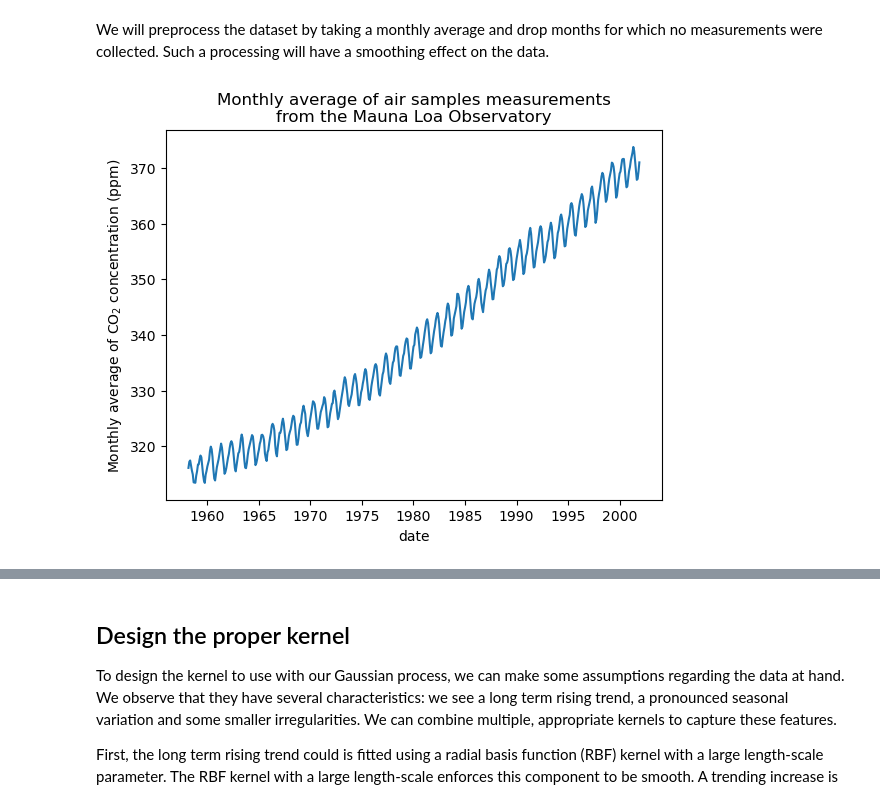
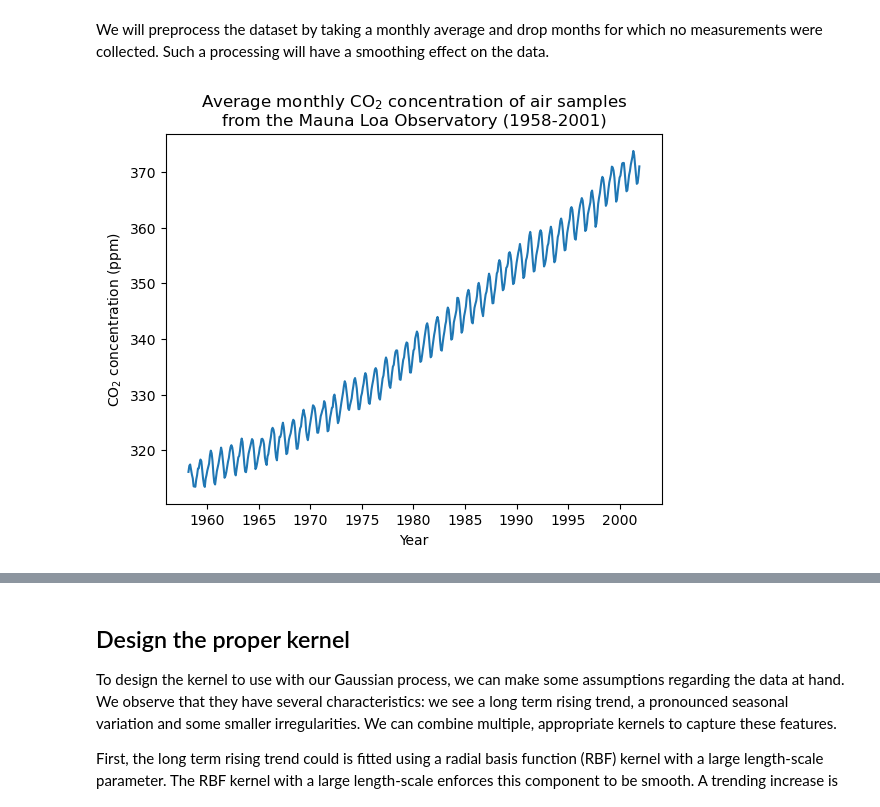
Before and after one commit to zuchm/Projects-in-DS-ML-AI, a Jupyter notebook: Project-1_CO2-Forecasting/plot_gpr_co2.ipynb, the cells around one changed output, grey strips where cells are left out. Saved outputs shown, nothing was run; the diff lists cells and outputs as text; code cells hidden in the pictures.

```diff
--- a/Project-1_CO2-Forecasting/plot_gpr_co2.ipynb
+++ b/Project-1_CO2-Forecasting/plot_gpr_co2.ipynb
@@ -83,15 +82,17 @@ smoothing effect on the data.
 # %%
 co2_data = (
     co2_data.sort(by="date")
     .group_by_dynamic("date", every="1mo")
     .agg(pl.col("co2").mean())
     .drop_nulls()
 )
 plt.plot(co2_data["date"], co2_data["co2"])
-plt.xlabel("date")
-plt.ylabel("Monthly average of CO$_2$ concentration (ppm)")
+plt.xlabel("Year")
+plt.ylabel("CO$_2$ concentration (ppm)")
 _ = plt.title(
-    "Monthly average of air samples measurements\nfrom the Mauna Loa Observatory"
+    "Average monthly CO$_2$ concentration of air samples\nfrom the Mauna Loa Observatory (1958-2001)"
 )
+#save image
+plt.savefig("Figures/Figure1.png")
 # %% [output]
-[figure, old version]
+[figure, new version]
```
Also changed, not shown: parts of 11 cells of this notebook, 3 other files.
